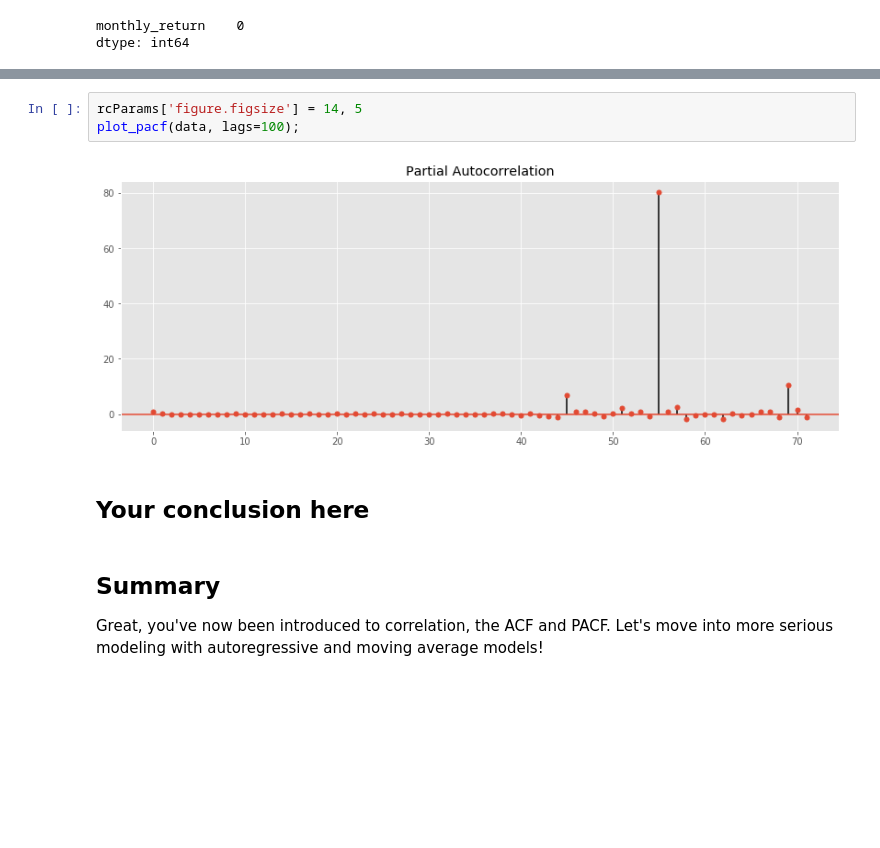
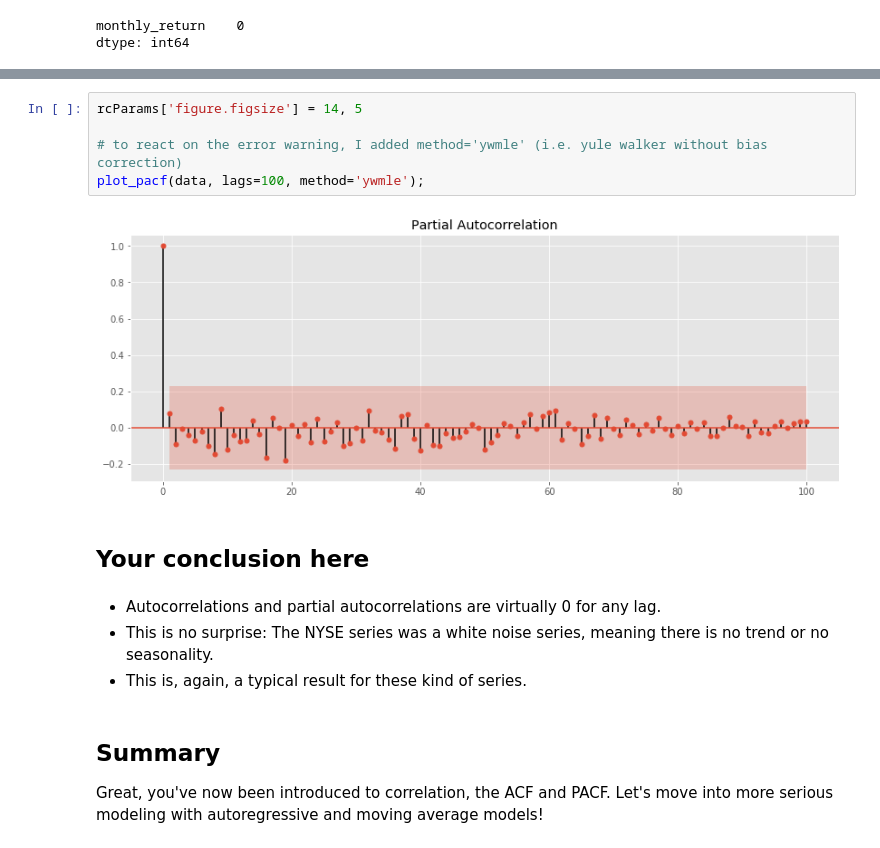
Before and after one commit to BrittaInData/dsc-3-26-05-correlation-and-autocorrelation-in-time-series-lab-online-ds-ft-100118, a Jupyter notebook: index.ipynb, the cells around one changed output, grey strips where cells are left out. Saved outputs shown, nothing was run; the diff lists cells and outputs as text; blank space fills up the shorter version.

```diff
--- a/index.ipynb
+++ b/index.ipynb
@@ -221,10 +227,16 @@ dtype: int64
 # %%
 rcParams['figure.figsize'] = 14, 5
-plot_pacf(data, lags=100);
+
+# to react on the error warning, I added method='ywmle' (i.e. yule walker without bias correction)
+plot_pacf(data, lags=100, method='ywmle');
 # %% [output]
-[figure, old version]
+[figure, new version]
 # %% [markdown]
 ## Your conclusion here
+# %% [markdown]
+* Autocorrelations and partial autocorrelations are virtually 0 for any lag.
+* This is no surprise: The NYSE series was a white noise series, meaning there is no trend or no seasonality.
+* This is, again, a typical result for these kind of series.
 # %% [markdown]
 
 
```
Also changed, not shown: parts of 5 cells of this notebook.
